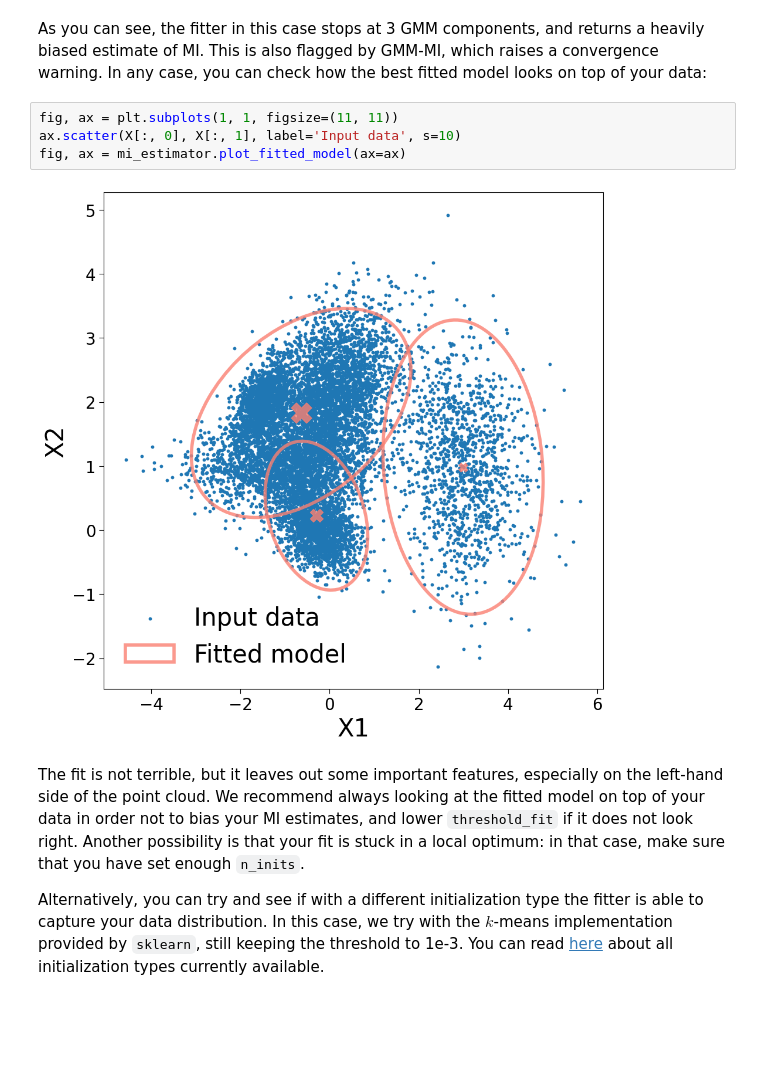
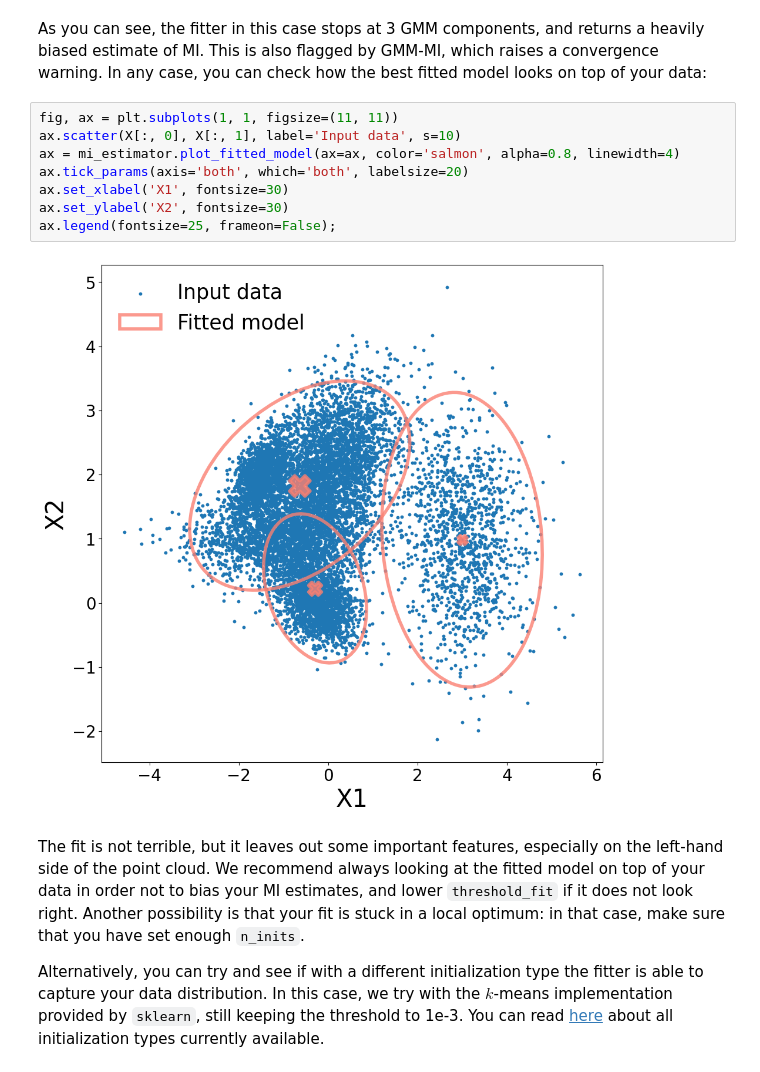
Before and after one commit to dpiras/GMM-MI, a Jupyter notebook: notebooks/walkthrough_and_pitfalls.ipynb, the cells around one changed output. Cells and saved outputs as stored; diff of their text form; blank space fills up the shorter version.

Commit message:
Update plotting in notebooks

```diff
--- a/notebooks/walkthrough_and_pitfalls.ipynb
+++ b/notebooks/walkthrough_and_pitfalls.ipynb
@@ -158,9 +162,13 @@ As you can see, the fitter in this case stops at 3 GMM components, and returns a
 # %%
 fig, ax = plt.subplots(1, 1, figsize=(11, 11))
 ax.scatter(X[:, 0], X[:, 1], label='Input data', s=10)
-fig, ax = mi_estimator.plot_fitted_model(ax=ax)
+ax = mi_estimator.plot_fitted_model(ax=ax, color='salmon', alpha=0.8, linewidth=4)
+ax.tick_params(axis='both', which='both', labelsize=20)
+ax.set_xlabel('X1', fontsize=30)
+ax.set_ylabel('X2', fontsize=30)
+ax.legend(fontsize=25, frameon=False);
 # %% [output]
-[figure, old version]
+[figure, new version]
 # %% [markdown]
 The fit is not terrible, but it leaves out some important features, especially on the left-hand side of the point cloud. We recommend always looking at the fitted model on top of your data in order not to bias your MI estimates, and lower `threshold_fit` if it does not look right. Another possibility is that your fit is stuck in a local optimum: in that case, make sure that you have set enough `n_inits`.
 
```
Also changed, not shown: parts of 13 cells of this notebook, 5 other files.
